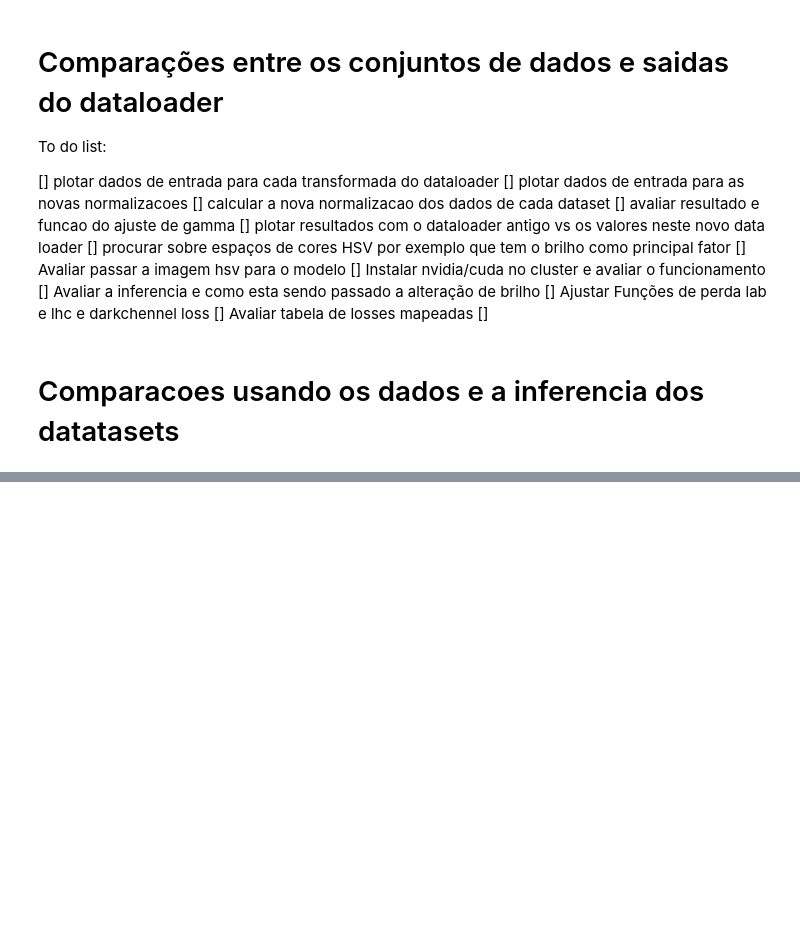
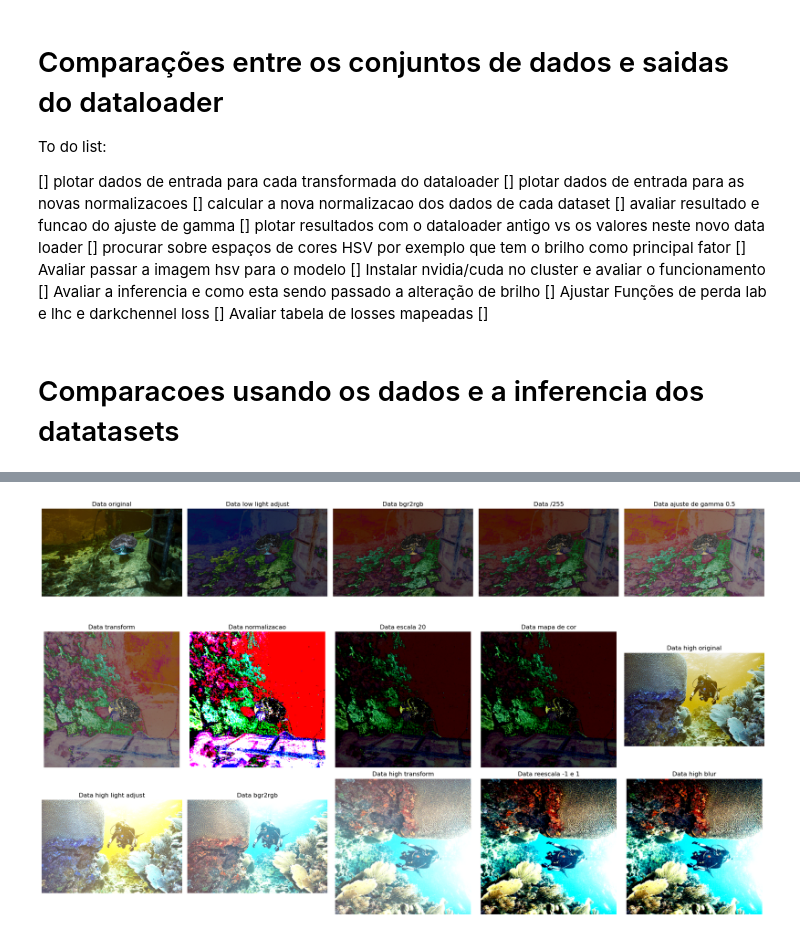
Before and after one commit to gusanagy/UDBE, a Jupyter notebook: Comparacoes.ipynb, the cells around one changed output, grey strips where cells are left out. Drawn from its saved outputs; the diff is of its cells as text; code cells hidden in the pictures; blank space fills up the shorter version.

Commit message:
Ajustes e comparacaoes

```diff
--- a/Comparacoes.ipynb
+++ b/Comparacoes.ipynb
@@ -210,0 +266,95 @@ class load_data_test(data.Dataset):
+# %%
+import matplotlib.pyplot as plt
+from src.split_data import load_image_paths
+from pprint import pprint as pp
+#plotar imagens
+input_data_low, input_data_high= load_image_paths(dataset_path="data/UDWdata" ,dataset="UIEB", split=True, task="train")
+
+load = load_data(input_data_low, input_data_high)
+#load_test = load_data_test(input_data_low, input_data_high)
+
+load_treino = DataLoader(load, batch_size=1, num_workers=4,
+                            drop_last=True, pin_memory=True)
+""" load_test = DataLoader(load_test, batch_size=1, num_workers=4,
+                            drop_last=True, pin_memory=True) """
+# Iterar sobre os dados e visualizar as imagens
+
+# image, imageh = next(iter(load_treino))
+# for i in range(len(image)):
+#     print("image ", image[i].shape)
+# for i in range (len(imageh)):
+#     print("imageh ", imageh[i].shape)
+
+
+# print("""
+
+
+# """)
+# Lista de legendas
+legends = [
+    "Data original",
+    "Data low light adjust",
+    "Data bgr2rgb",
+    "Data /255",
+    "Data ajuste de gamma 0.5",
+    "Data transform",
+    "Data normalizacao",
+    "Data escala 20",
+    "Data mapa de cor",
+]
+legendsh = [
+    "Data high original",
+    "Data high light adjust",
+    "Data bgr2rgb",
+    "Data high transform",
+    "Data reescala -1 e 1",
+    "Data high blur"
+    ]
+# Configurar subplots
+fig, axs = plt.subplots(3, 5, figsize=(20, 12))
+axs = axs.flatten()
+for image, imageh in load_treino:
+    print(len(image), len(imageh))
+    a = 0
+    for i in range(15):
+        if i < 5:  # Primeiros 9 são da imagem
+            img = image[i].squeeze(0)
+            #print(i," image ", image[i].shape)
+
+            img = img.numpy()
+
+            axs[i].imshow(img)
+            axs[i].axis('off')
+            axs[i].set_title(legends[i])
+        elif i < 9: # Últimos 5 são da imagemh
+
+            img = image[i].squeeze(0)
+            print(i," image ", image[i].shape)
+
+            img = img.permute(2,1,0).numpy()
+            #print(img.shape)
+
+            axs[i].imshow(img)
+            axs[i].axis('off')
+            axs[i].set_title(legends[i])
+        else:
+
+            if a<3:
+                img = imageh[a].squeeze(0)
+                img = img.numpy()
+                axs[i].imshow(img)
+                axs[i].axis('off')
+                axs[i].set_title(legendsh[a])
+            else:
+                img = imageh[a].squeeze(0)
+                img = img.permute(2, 1, 0).numpy()
+                axs[i].imshow(img)
+                axs[i].axis('off')
+                axs[i].set_title(legendsh[a])
+            a+=1
+
+    plt.tight_layout()
+    plt.show()
+
+    break  # Para sair do loop após o primeiro lote
+# %% [output]
@@ -210,0 +372 @@ class load_data_test(data.Dataset):
+[figure, added]
```
Also changed, not shown: parts of 7 cells of this notebook, 2 other files.
